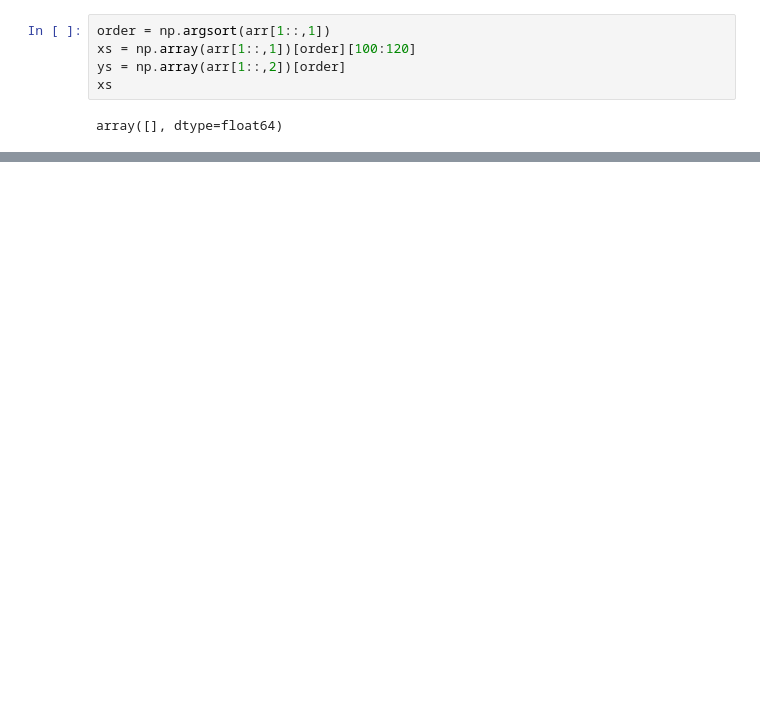
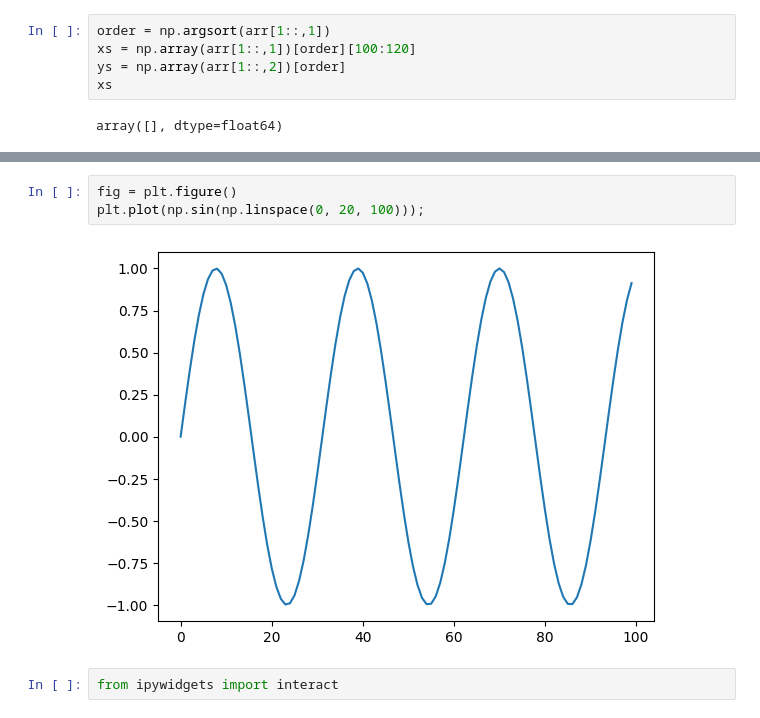
Before and after one commit to ld7426/projektna, a Jupyter notebook: Analiza.ipynb, the cells around one changed output, grey strips where cells are left out. Cells and saved outputs as stored; diff of their text form; blank space fills up the shorter version.

```diff
--- a/Analiza.ipynb
+++ b/Analiza.ipynb
@@ -113,0 +165,7 @@ slovar
+# %%
+fig = plt.figure()
+plt.plot(np.sin(np.linspace(0, 20, 100)));
+# %% [output]
+[figure, added]
+# %%
+from ipywidgets import interact
```
Also changed, not shown: parts of 29 cells of this notebook, 1 other file.
